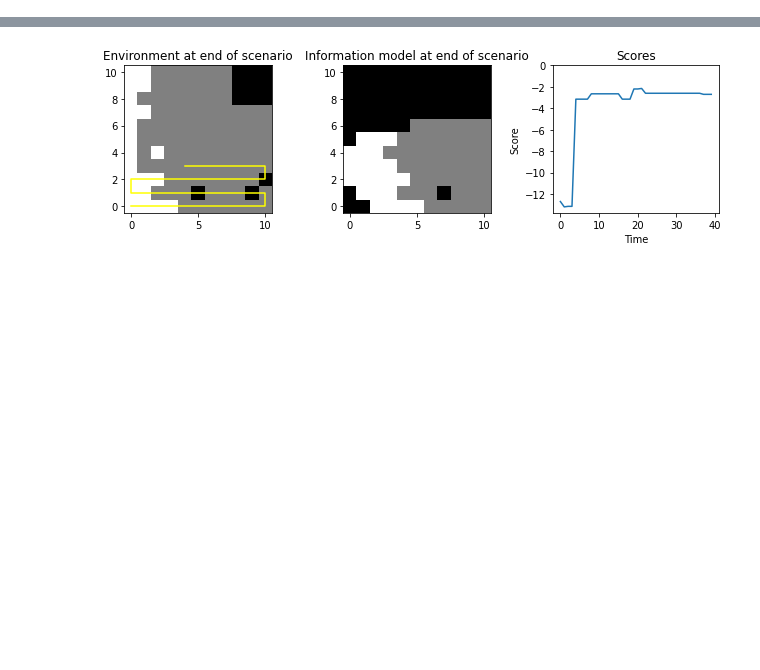
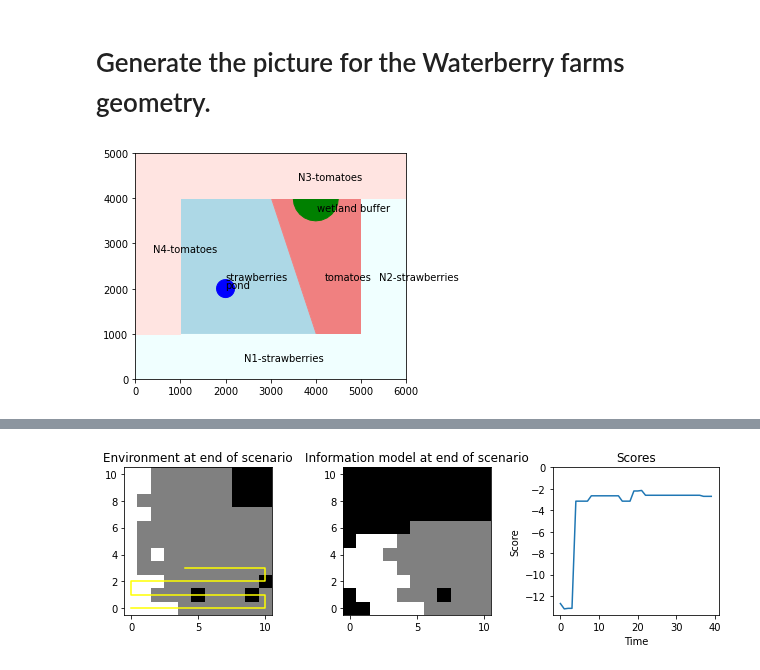
Before and after one commit to lboloni/WaterberryFarms, a Jupyter notebook: notebooks/BenchmarkPaper-experiments.ipynb, the cells around one changed output, grey strips where cells are left out. Saved outputs shown, nothing was run; the diff lists cells and outputs as text; code cells hidden in the pictures; blank space fills up the shorter version.

Commit message:
Improved the experiments for the benchmark paper

```diff
--- a/notebooks/BenchmarkPaper-experiments.ipynb
+++ b/notebooks/BenchmarkPaper-experiments.ipynb
@@ -23 +27,3 @@ from WaterberryFarm import create_wbfe, WaterberryFarm, MiniberryFarm, Waterberr
 from WbfExperiment import menu
+# %% [markdown]
+# Generate the picture for the Waterberry farms geometry.
@@ -23,0 +36,11 @@ from WbfExperiment import menu
+# %%
+#results = menu({"geometry": 4})
+benchmark_dir = pathlib.Path(get_datadir(), "BenchmarkPaper")
+benchmark_dir.mkdir(parents=True, exist_ok = True)
+geom = WaterberryFarm()
+fig, ax = plt.subplots(1, figsize=(5,4))
+geom.visualize(ax)
+fig.tight_layout()
+plt.savefig(pathlib.Path(benchmark_dir, "WBF_Layout.pdf"))
+# %% [output]
+[figure, added]
```
Also changed, not shown: parts of 12 cells of this notebook, 6 other files.
